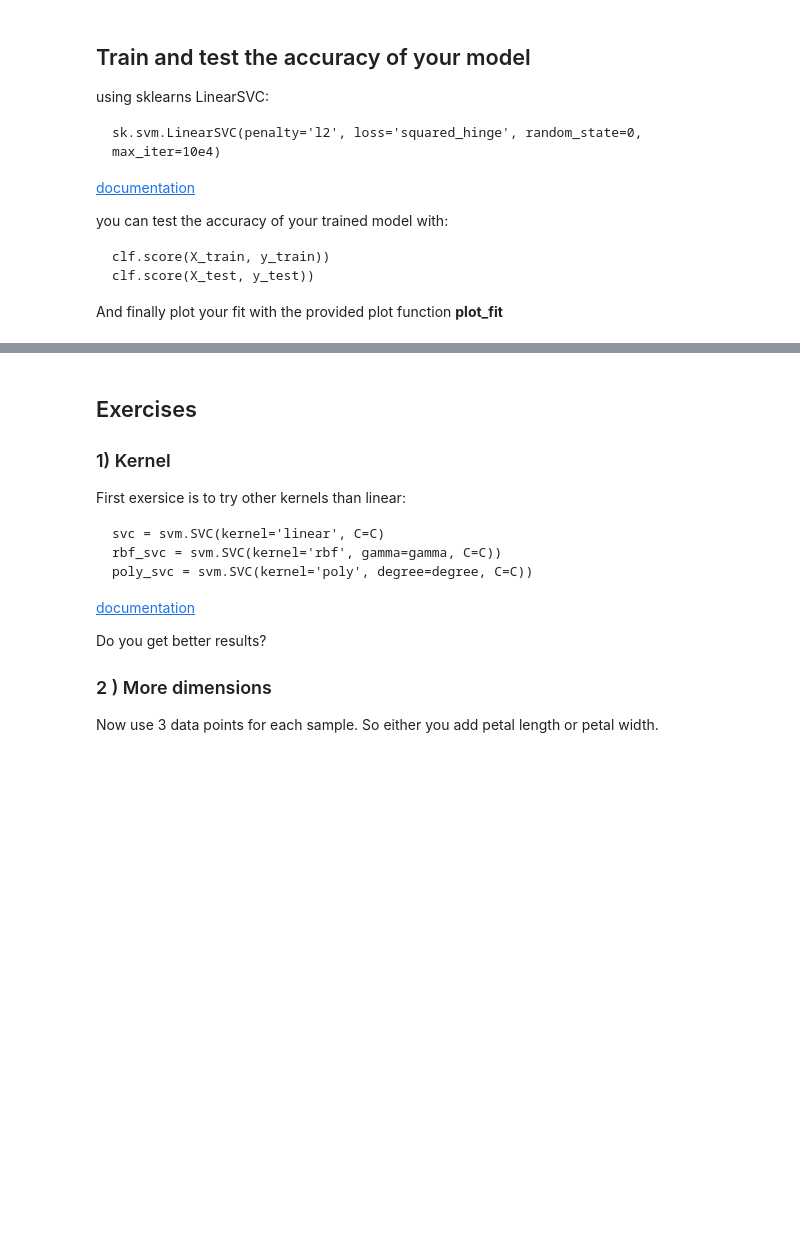
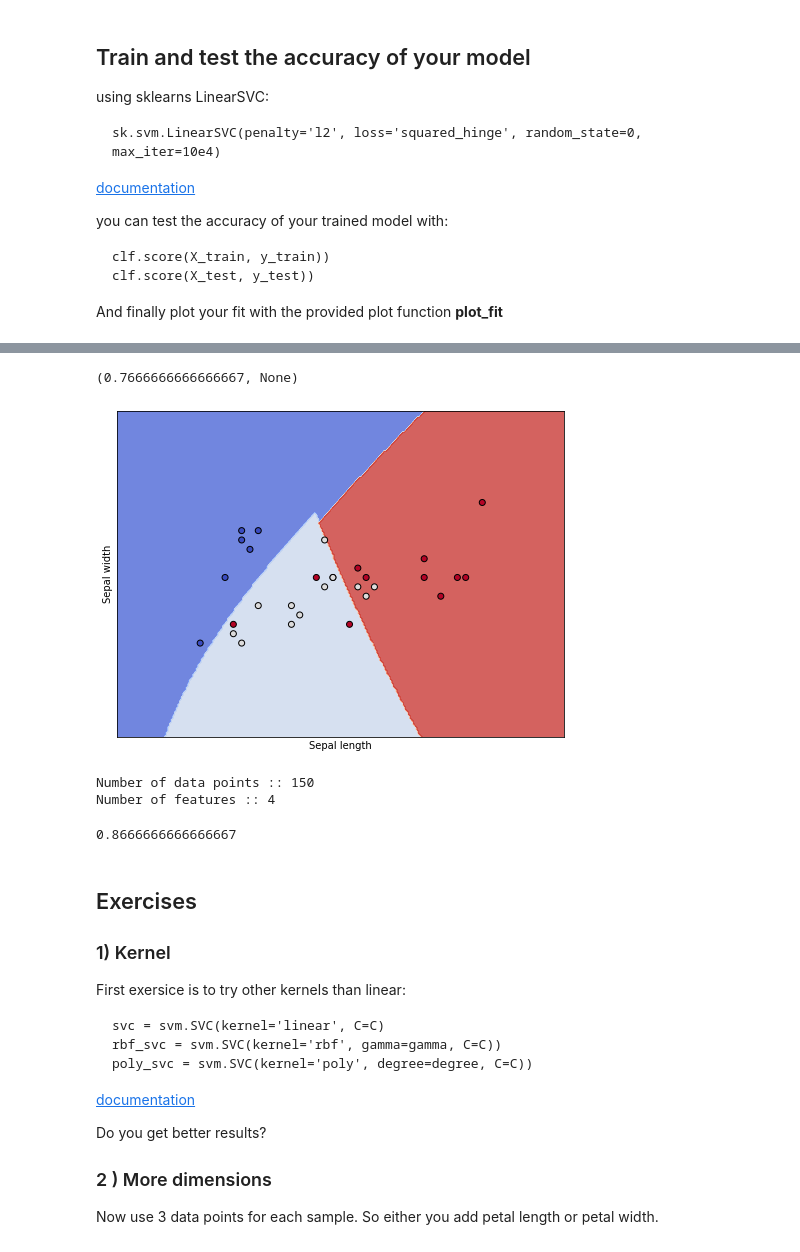
Before and after one commit to simutisernestas/perception, a Jupyter notebook: week8/Exercise1.ipynb, the cells around one changed output, grey strips where cells are left out. Drawn from its saved outputs; the diff is of its cells as text; code cells hidden in the pictures; blank space fills up the shorter version.

```diff
--- a/week8/Exercise1.ipynb
+++ b/week8/Exercise1.ipynb
@@ -167,3 +173,28 @@ svm.score(X_test,y_test)
+# %%
+# diff kernel
+svm = sk.svm.SVC(kernel='poly', random_state=0, max_iter=10e5)
+svm.fit(X_train,y_train)
+svm.score(X_test,y_test), plot_fit(np.array(X_test), np.array(y_test), svm)
+# %% [output]
+(0.7666666666666667, None)
+[figure, added]
+# %%
+iris = sk.datasets.load_iris()
+iris_df = pd.DataFrame(iris.data, columns = iris.feature_names)
+X = iris_df.iloc[:,:4]
+y = iris.target
+print ("Number of data points ::", X.shape[0])
+print("Number of features ::", X.shape[1])
+X_train,X_test,y_train,y_test = train_test_split(X, y, test_size=.2)
+# on normalized data performs better!
+svm = sk.svm.SVC(kernel='poly', random_state=0, max_iter=10e5)
+pipe = make_pipeline(StandardScaler(), svm)
+pipe.fit(X_train, y_train)  # apply scaling on training data
+pipe.score(X_test,y_test) # this is way better :) normalization + poly
+# %% [output]
+Number of data points :: 150
+Number of features :: 4
+0.8666666666666667
 # %% [markdown]
 ## Exercises
 ### 1) Kernel
```
Also changed, not shown: parts of 8 cells of this notebook.
